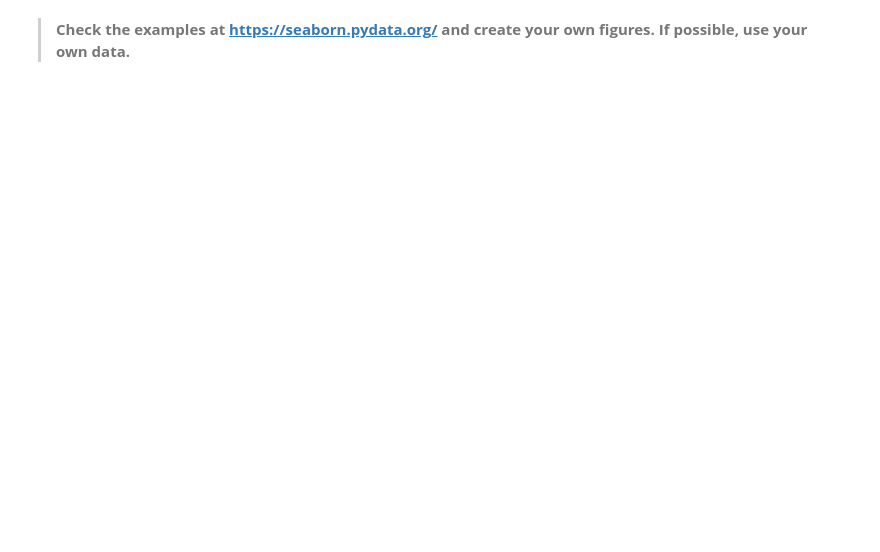
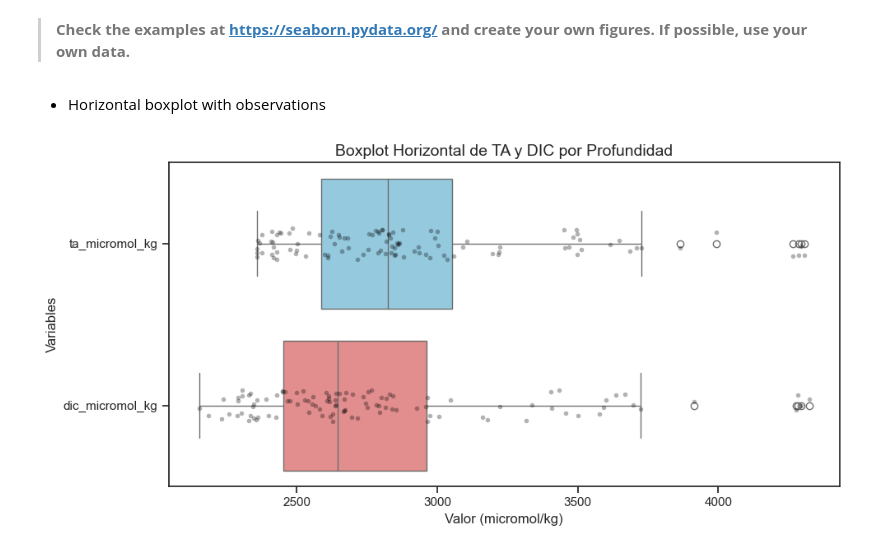
Before and after one commit to omarpiedras/ICMyL-CursoPy, a Jupyter notebook: curso_ejercicios/semana02.ipynb, the cells around one changed output. Cells and saved outputs as stored; diff of their text form; code cells hidden in the pictures; blank space fills up the shorter version.

```diff
--- a/curso_ejercicios/semana02.ipynb
+++ b/curso_ejercicios/semana02.ipynb
@@ -195,2 +211,18 @@ plt.show()
 # %% [markdown]
 >**Check the examples at https://seaborn.pydata.org/ and create your own figures. If possible, use your own data.**
+# %% [markdown]
+- Horizontal boxplot with observations
+# %%
+plt.figure(figsize=(10,5))
+sns.boxplot(data=seaborn07[['ta_micromol_kg', 'dic_micromol_kg']],orient='h',
+            palette=['skyblue', 'lightcoral'])
+
+sns.stripplot(data=seaborn07[['ta_micromol_kg', 'dic_micromol_kg']], orient='h',  color='black',
+              alpha=0.3, size=4, jitter=True)
+plt.xlabel('Valor (micromol/kg)', fontsize=12)
+plt.ylabel('Variables', fontsize=12)
+plt.title('Boxplot Horizontal de TA y DIC por Profundidad', fontsize=14)
+plt.tight_layout()
+plt.show()
+# %% [output]
+[figure, added]
```
Also changed, not shown: parts of 8 cells of this notebook.
